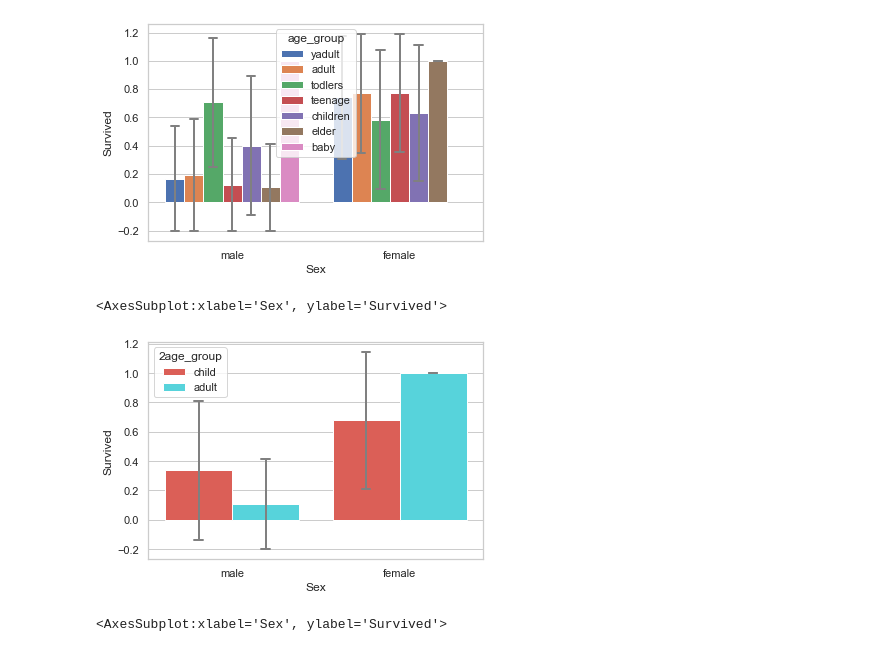
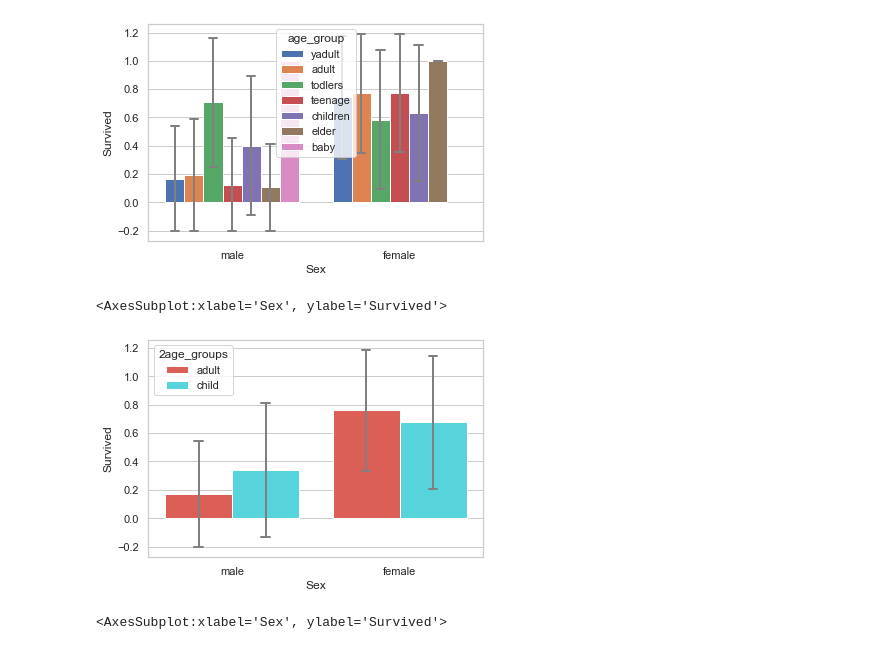
Before and after one commit to chanyadeshani/Group8, a Jupyter notebook: assignment.ipynb, the cells around one changed output. Saved outputs shown, nothing was run; the diff lists cells and outputs as text; code cells hidden in the pictures.

```diff
--- a/assignment.ipynb
+++ b/assignment.ipynb
@@ -8,9 +13,9 @@ import re
 # %%
 
 # Import data
-train_data = pd.read_csv('titanic/train.csv')
-df_test = pd.read_csv('titanic/test.csv')
-df_gender_submission = pd.read_csv('titanic/gender_submission.csv')
+train_data = pd.read_csv('train.csv')
+df_test = pd.read_csv('test.csv')
+df_gender_submission = pd.read_csv('gender_submission.csv')
 # Print first few rows
 train_data
 
@@ -18,7 +23,8 @@ train_data
 print("Missing value percentages by variable")
 train_data.isnull().mean().round(4).mul(100).sort_values(ascending = False)
 
-all_df
-all_df.isnull().mean().round(4).mul(100).sort_values(ascending = False)
+
+from sklearn.model_selection import train_test_split
+data_train, data_test = train_test_split(train_data, test_size=0.4, random_state=0)
 # %% [output]
 Missing value percentages by variable
@@ -128,8 +153,8 @@ train_data.loc[train_data['Age'].between(20,35), 'age_group'] = 'yadult'
 train_data.loc[train_data['Age'].between(36,60), 'age_group'] = 'adult'
 train_data.loc[train_data['Age']>60, 'age_group'] = 'elder'
 
-train_data.loc[train_data['Age'] <= 18, '2age_group'] = 'child'
-train_data.loc[train_data['Age'] > 60, '2age_group'] = 'adult'
+train_data.loc[train_data['Age'] <= 18, '2age_groups'] = 'child'
+train_data.loc[train_data['Age'] > 18, '2age_groups'] = 'adult'
 
 
 # create plot
@@ -145,17 +170,17 @@ sns.barplot(x = 'Sex', y = 'Survived', hue = 'age_group', data = train_data,
 [figure]
 # %%
 # create plot
-sns.barplot(x = 'Sex', y = 'Survived',  hue = '2age_group',data = train_data,
+sns.barplot(x = 'Sex', y = 'Survived',  hue = '2age_groups',data = train_data,
             palette = 'hls',
             order = ['male', 'female'],
             capsize = 0.05,
             saturation = 8,
             errcolor = 'gray', errwidth = 2,
             ci = 'sd'
             )
 # %% [output]
 <AxesSubplot:xlabel='Sex', ylabel='Survived'>
-[figure, old version]
+[figure, new version]
 # %%
 # create plot
 sns.barplot(x = 'Sex', y = 'Survived',  hue = 'age_group',data = train_data,
```
Also changed, not shown: parts of 20 cells of this notebook.
